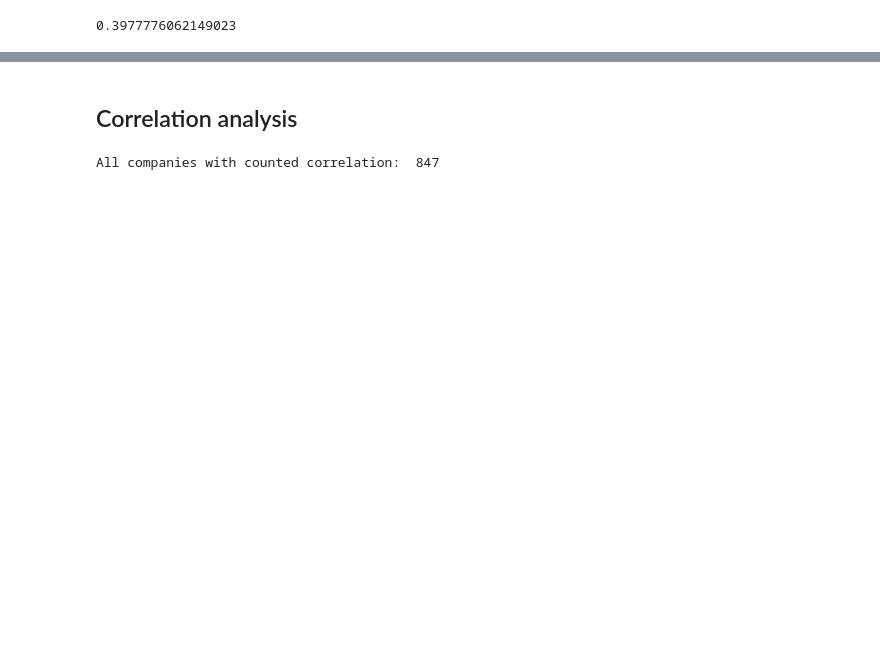
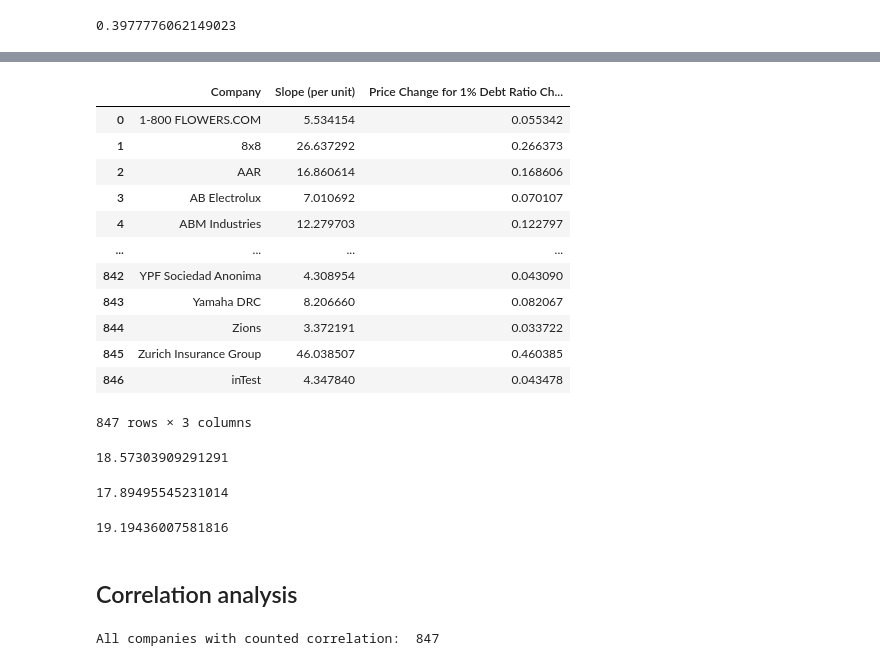
Before and after one commit to dansil2301/stocksDebtRatioResearch, a Jupyter notebook: ResearchStockDebtRatio.ipynb, the cells around one changed output, grey strips where cells are left out. Cells and saved outputs as stored; diff of their text form; code cells hidden in the pictures; blank space fills up the shorter version.

```diff
--- a/ResearchStockDebtRatio.ipynb
+++ b/ResearchStockDebtRatio.ipynb
@@ -339,3 +387,59 @@ results_df['P_value'].mean()
+# %%
+import statsmodels.api as sm
+
+
+price_change_results = []
+needed_companies = pd.merge(df, merged_data, on='Company', how='inner')
+for company, group in grouped_companies:
+    X = group['Debt']
+    y = group['Close']
+
+    model = sm.OLS(y, X)
+    results = model.fit()
+
+    slope = results.params['Debt']
+
+    price_change_for_1_percent = slope * 0.01  # 1% change in debt ratio
+
+    price_change_results.append({
+        'Company': company,
+        'Slope (per unit)': slope,
+        'Price Change for 1% Debt Ratio Change': price_change_for_1_percent
+    })
+
+price_change_df = pd.DataFrame(price_change_results)
+
+
+price_change_df
+# %% [output]
+|  | Company | Slope (per unit) | Price Change for 1% Debt Ratio Ch... |
+| 0 | 1-800 FLOWERS.COM | 5.534154 | 0.055342 |
+| 1 | 8x8 | 26.637292 | 0.266373 |
+| 2 | AAR | 16.860614 | 0.168606 |
+| 3 | AB Electrolux | 7.010692 | 0.070107 |
+| 4 | ABM Industries | 12.279703 | 0.122797 |
+| ... | ... | ... | ... |
+| 842 | YPF Sociedad Anonima | 4.308954 | 0.043090 |
+| 843 | Yamaha DRC | 8.206660 | 0.082067 |
+| 844 | Zions | 3.372191 | 0.033722 |
+| 845 | Zurich Insurance Group | 46.038507 | 0.460385 |
+| 846 | inTest | 4.347840 | 0.043478 |
+847 rows × 3 columns
+# %%
+# average change in stock price for 1 percent change in debt ratio
+price_change_df['Price Change for 1% Debt Ratio Change'].mean() * 100
+# %% [output]
+18.57303909291291
+# %%
+needed_companies = pd.merge(price_change_df, merged_data, on='Company', how='inner')
+needed_companies['Price Change for 1% Debt Ratio Change'].mean() * 100
+# %% [output]
+17.89495545231014
+# %%
+needed_companies = pd.merge(price_change_df, results_df[results_df['P_value'] >= 0.05][['Company', 'P_value']], on='Company', how='inner')
+needed_companies['Price Change for 1% Debt Ratio Change'].mean() * 100
+# %% [output]
+19.19436007581816
 # %% [markdown]
 ## Correlation analysis
 # %%
```
Also changed, not shown: parts of 8 cells of this notebook.
